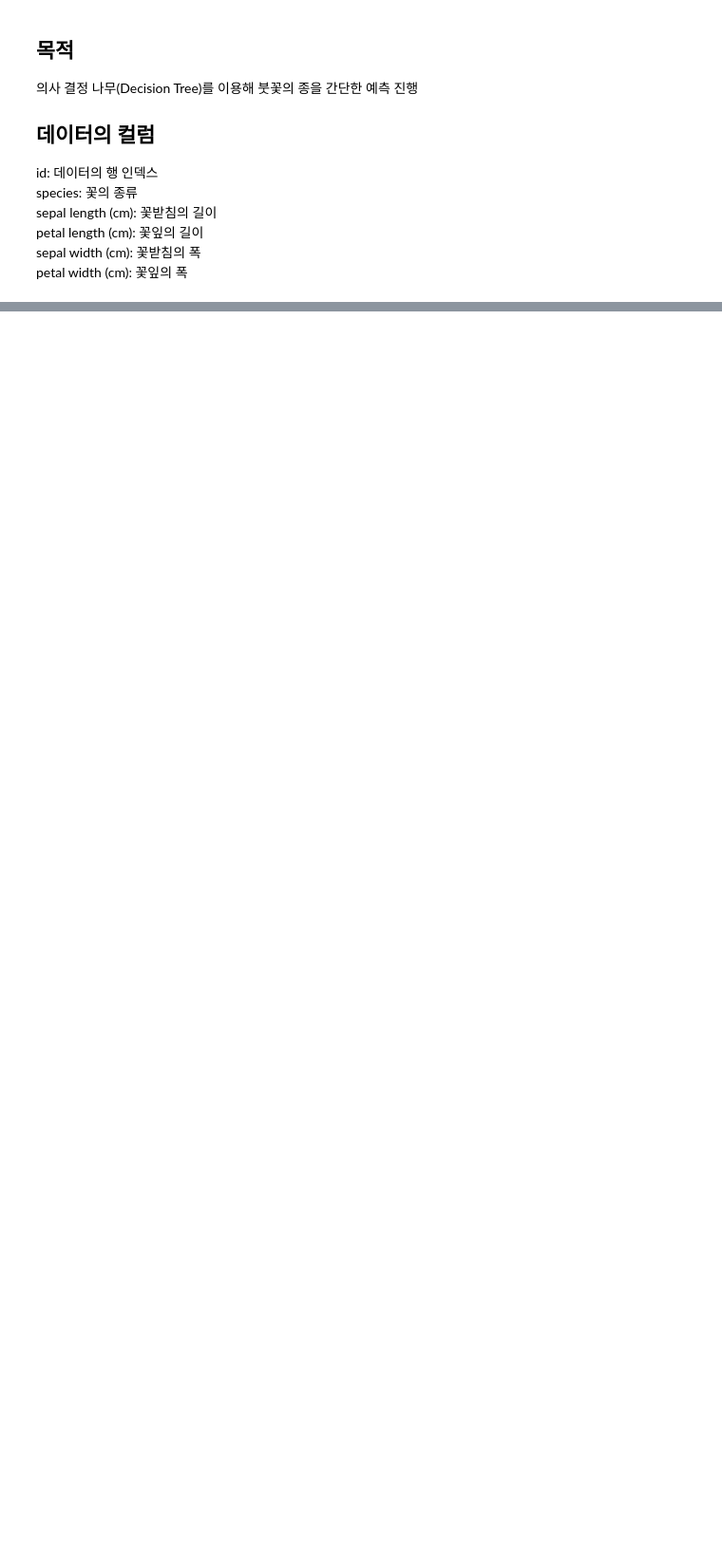
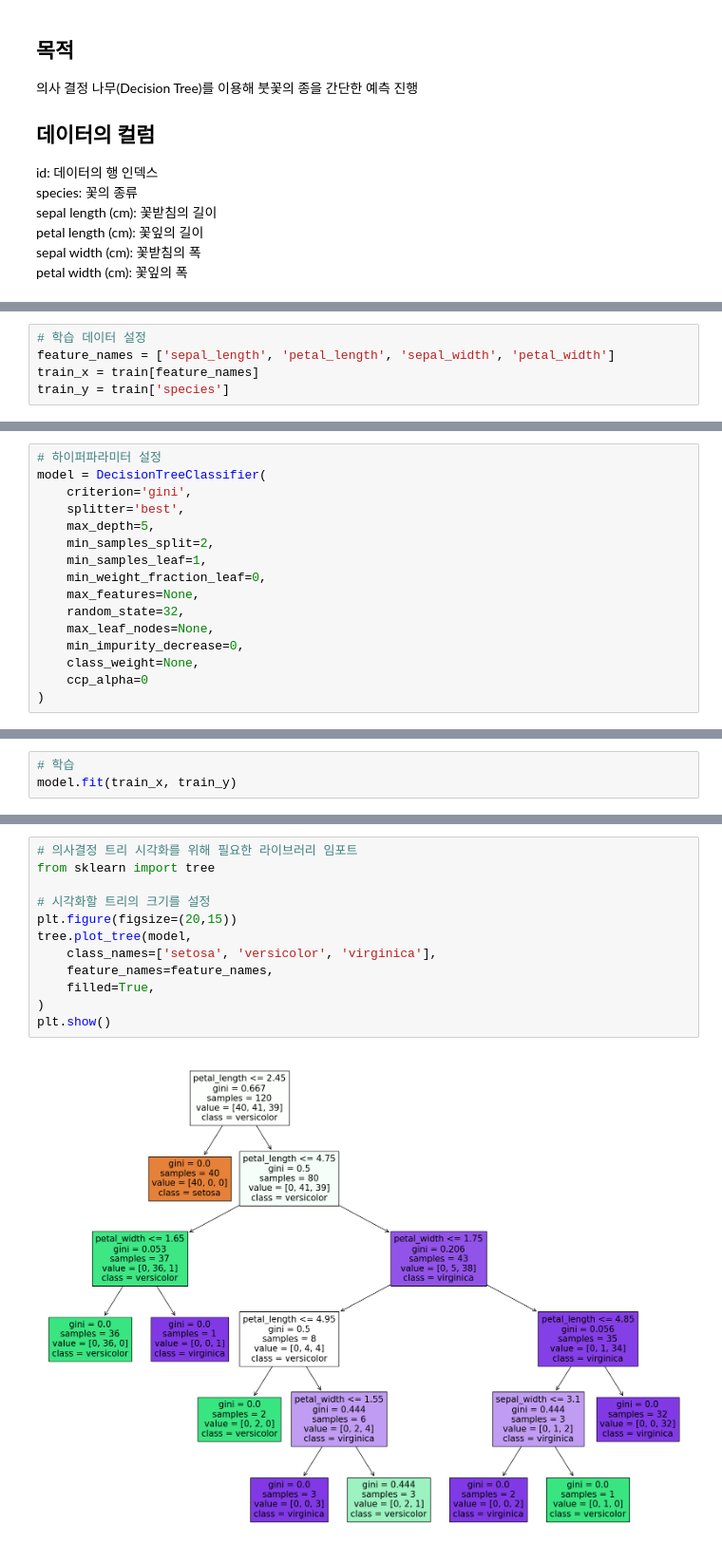
Before and after one commit to DANU011/PyDataAnalytics, a Jupyter notebook: IRIS/iris.ipynb, the cells around one changed output, grey strips where cells are left out. Shown at 95% size. Drawn from its saved outputs; the diff is of its cells as text; blank space fills up the shorter version.

```diff
--- a/IRIS/iris.ipynb
+++ b/IRIS/iris.ipynb
@@ -40,0 +64,5 @@ print('submission 데이터 개수: ', len(submission))
+# %%
+# 학습 데이터 설정
+feature_names = ['sepal_length', 'petal_length', 'sepal_width', 'petal_width']
+train_x = train[feature_names]
+train_y = train['species']
@@ -40,0 +75,16 @@ print('submission 데이터 개수: ', len(submission))
+# %%
+# 하이퍼파라미터 설정
+model = DecisionTreeClassifier(
+    criterion='gini',
+    splitter='best',
+    max_depth=5,
+    min_samples_split=2,
+    min_samples_leaf=1,
+    min_weight_fraction_leaf=0,
+    max_features=None,
+    random_state=32,
+    max_leaf_nodes=None,
+    min_impurity_decrease=0,
+    class_weight=None,
+    ccp_alpha=0
+)
@@ -40,0 +147,3 @@ print('submission 데이터 개수: ', len(submission))
+# %%
+# 학습
+model.fit(train_x, train_y)
@@ -40,0 +153,14 @@ print('submission 데이터 개수: ', len(submission))
+# %%
+# 의사결정 트리 시각화를 위해 필요한 라이브러리 임포트
+from sklearn import tree
+
+# 시각화할 트리의 크기를 설정
+plt.figure(figsize=(20,15))
+tree.plot_tree(model,
+    class_names=['setosa', 'versicolor', 'virginica'],
+    feature_names=feature_names,
+    filled=True,
+)
+plt.show()
+# %% [output]
+[figure, added]
```
Also changed, not shown: parts of 19 cells of this notebook.
